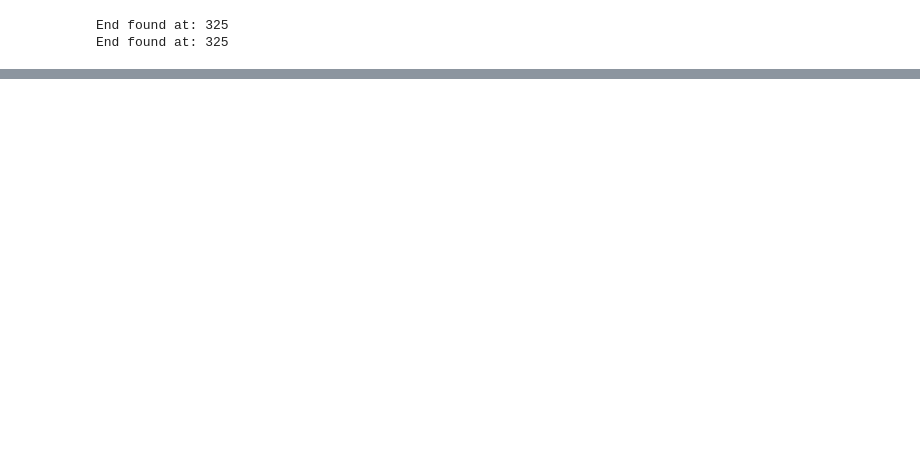
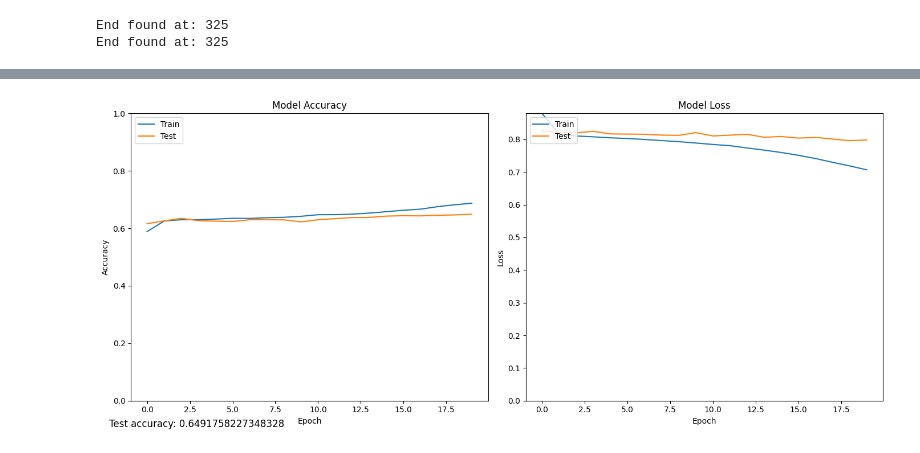
Before and after one commit to Paul-Winpenny/CompBioProject, a Jupyter notebook: Project.ipynb, the cells around one changed output, grey strips where cells are left out. Drawn from its saved outputs; the diff is of its cells as text; code cells hidden in the pictures; blank space fills up the shorter version.

Commit message:
Model implemented

```diff
--- a/Project.ipynb
+++ b/Project.ipynb
@@ -82,0 +109,16 @@ End found at: 325
+# %%
+
+windowed_input = create_sliding_windows(np.array(eseq))
+
+
+# Assuming elab is already one-hot encoded
+X_train, X_test, y_train, y_test = train_test_split(windowed_input, elab, test_size=0.2, random_state=42)
+# Build the model with the correct input shape
+model = build_model(X_train.shape[1])
+y_train = np.array(y_train)
+y_test = np.array(y_test)
+
+# Train the model
+history = model.fit(X_train, y_train, epochs=20, validation_data=(X_test, y_test), batch_size=1)
+test_loss, test_accuracy = model.evaluate(X_test, y_test)
+print("Test accuracy:", test_accuracy)
@@ -82,0 +143,30 @@ End found at: 325
+# %%
+# Plot training & validation accuracy values
+plt.figure(figsize=(14, 6))
+plt.subplot(1, 2, 1)
+plt.plot(history.history['accuracy'])
+plt.plot(history.history['val_accuracy'])
+plt.title('Model Accuracy')
+plt.ylabel('Accuracy')
+plt.xlabel('Epoch')
+plt.legend(['Train', 'Test'], loc='upper left')
+plt.ylim(0, 1)  # Adjust the y-axis limit to provide space at the top
+
+# Plot training & validation loss values
+plt.subplot(1, 2, 2)
+plt.plot(history.history['loss'])
+plt.plot(history.history['val_loss'])
+plt.title('Model Loss')
+plt.ylabel('Loss')
+plt.xlabel('Epoch')
+plt.legend(['Train', 'Test'], loc='upper left')
+plt.ylim(0, max(max(history.history['loss']), max(history.history['val_loss'])))  # Adjust y-axis limit dynamically
+
+# Put test accuracy as a label on the plot
+plt.figtext(0.02, 0.02, "Test accuracy: " + str(test_accuracy), fontsize=12, ha='left')  # Adjust the position of text
+
+# Adjust layout to remove white space
+plt.tight_layout()
+plt.show()
+# %% [output]
+[figure, added]
```
Also changed, not shown: parts of 6 cells of this notebook, 1 other file.
